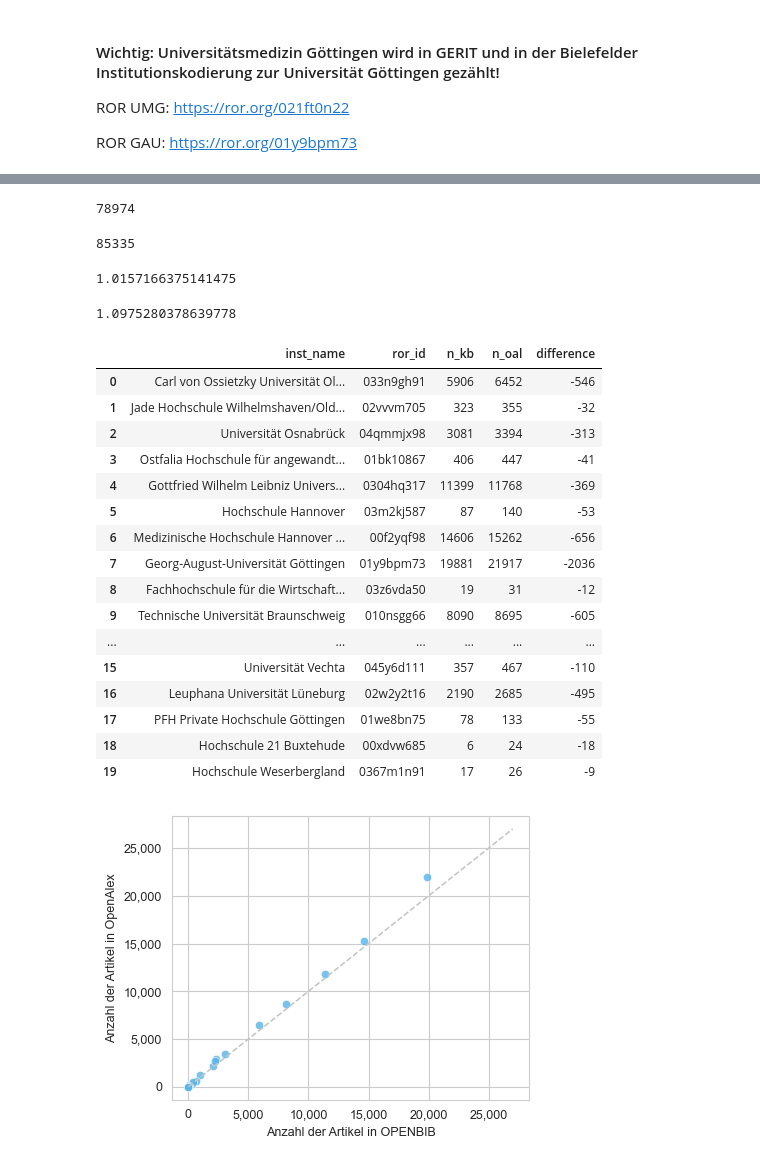
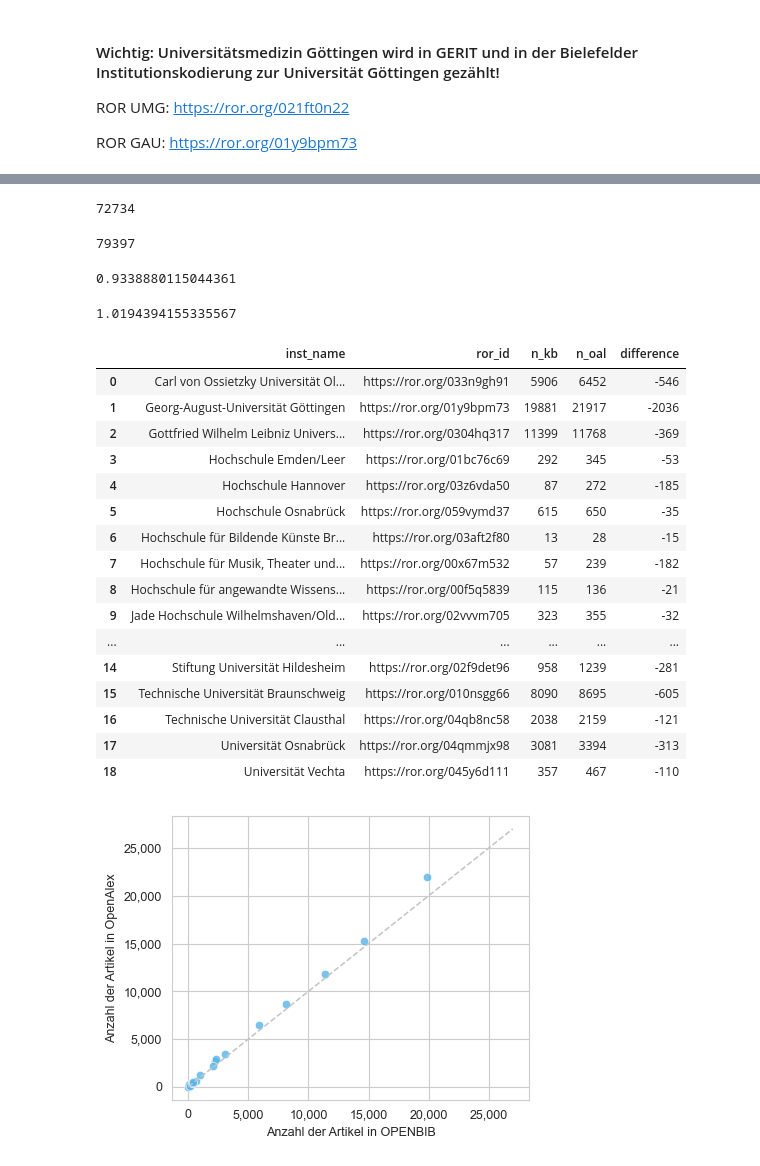
Before and after one commit to naustica/lower_saxony_institutions, a Jupyter notebook: notebooks/Codebook.ipynb, the cells around one changed output, grey strips where cells are left out. Cells and saved outputs as stored; diff of their text form; code cells hidden in the pictures.

```diff
--- a/notebooks/Codebook.ipynb
+++ b/notebooks/Codebook.ipynb
@@ -45,10 +73,10 @@ oal_inst_lower_saxony_raw = client.query(f"""
                                 oal.source AS oal_source,
                                 kb.inst_name AS kb_name,
                                 oal.inst_name AS oal_name,
-                                ARRAY_TO_STRING(kb.current_sectors, ',') AS kb_sectors,
-                                ARRAY_TO_STRING(oal.current_sectors, ',') AS oal_sectors
+                                kb.sector AS kb_sector,
+                                oal.sector AS oal_sector
                             FROM (
-                                SELECT o.id, current_sectors, federal_states.inst_name, 'KB' AS source
+                                SELECT o.id, sector, federal_states.inst_name, 'KB' AS source
                                 FROM `subugoe-collaborative.openbib.kb_a_addr_inst` AS inst
                                 JOIN `subugoe-collaborative.openbib.kb_inst_lookup` AS kb_inst
                                   ON inst.inst_id_top = kb_inst.inst_id
@@ -56,16 +84,25 @@ oal_inst_lower_saxony_raw = client.query(f"""
                                   ON CASE
                                         WHEN kb_inst.inst_id = 621 THEN 'https://ror.org/03m2kj587'
                                         ELSE kb_inst.ror
-                                     END = CONCAT('https://ror.org/', federal_states.ror_id)
+                                      END = CONCAT('https://ror.org/', federal_states.ror_id)
                                 JOIN `subugoe-collaborative.openalex_walden.works` AS o
                                     ON inst.openalex_id = o.id
+                                LEFT JOIN UNNEST(current_sectors) AS sector
                                 WHERE publication_year BETWEEN 2020 AND 2024
                                   AND type IN ('article', 'review')
                                   AND is_xpac=FALSE
                                   AND federal_states.federal_state = 'Niedersachsen'
+                                  AND sector IN ('uni', 'fh', 'khmh')
+                                  AND dfg_inst_id NOT IN (
+                                    220269952, -- Fachhochschule für die Wirtschaft Hannover (FHDW)
+                                    13033, -- PFH Private Hochschule Göttingen
+                                    233118106, -- Leibniz-Fachhochschule
+                                    198800578, -- Hochschule 21 Buxtehude
+                                    195374963 -- Hochschule Weserbergland
+                                  )
                             ) AS kb
                             FULL OUTER JOIN (
-                              SELECT o.id, current_sectors, federal_states.inst_name, 'OAL' AS source
+                              SELECT o.id, sector, federal_states.inst_name, 'OAL' AS source
                                 FROM (
                                   SELECT oal.id,
                                          CASE
@@ -80,8 +117,20 @@ oal_inst_lower_saxony_raw = client.query(f"""
                                 JOIN `subugoe-collaborative.resources.inst_with_federal_state` AS federal_states
                                     ON o.ror = CONCAT('https://ror.org/', federal_states.ror_id)
                                 LEFT JOIN `subugoe-collaborative.openbib.kb_inst_lookup` AS kb_inst
-                                    ON kb_inst.ror = CONCAT('https://ror.org/', federal_states.ror_id)
+                                    ON CASE
+                                        WHEN kb_inst.inst_id = 621 THEN 'https://ror.org/03m2kj587'
+                                        ELSE kb_inst.ror
+                                    END = CONCAT('https://ror.org/', federal_states.ror_id)
+                                LEFT JOIN UNNEST(current_sectors) AS sector
                                 WHERE federal_states.federal_state = 'Niedersachsen'
+                                    AND sector IN ('uni', 'fh', 'khmh')
+                                      AND dfg_inst_id NOT IN (
+                                        220269952, -- Fachhochschule für die Wirtschaft Hannover (FHDW)
+                                        13033, -- PFH Private Hochschule Göttingen
+                                        233118106, -- Leibniz-Fachhochschule
+                                        198800578, -- Hochschule 21 Buxtehude
+                                        195374963 -- Hochschule Weserbergland
+                                      )
                             ) AS oal
                               ON kb.id = oal.id
                             """).to_dataframe()
@@ -95,2 +137,2 @@ oal_inst_lower_saxony = oal_inst_lower_saxony_raw[
 # %%
-oal_inst_lower_saxony
+oal_inst_lower_saxony = oal_inst_lower_saxony_raw.copy()
@@ -166,19 +210,19 @@ inst_list[inst_list.in_kb_missing.str.len() > 0]
 # %%
 inst_list.kb_count.sum()
 # %% [output]
-78974
+72734
 # %%
 inst_list.oal_count.sum()
 # %% [output]
-85335
+79397
 # %%
 inst_list.kb_count.mean()
 # %% [output]
-1.0157166375141475
+0.9338880115044361
 # %%
 inst_list.oal_count.mean()
 # %% [output]
-1.0975280378639778
+1.0194394155335567
 # %%
 kb_c = inst_list.explode('kb_name').groupby(['kb_name'])['kb_id'].count().reset_index().rename(columns={'kb_id': 'n_kb'})
 # %%
@@ -206,23 +238,25 @@ inst_tab['difference'] = inst_tab['n_kb'] - inst_tab['n_oal']
 # %%
+inst_tab = pd.merge(table_c, list_of_all_inst[['inst_name', 'ror_id']], how='left', left_on='oal_name', right_on='inst_name')
+inst_tab['difference'] = inst_tab['n_kb'] - inst_tab['n_oal']
 inst_tab[['inst_name', 'ror_id', 'n_kb', 'n_oal', 'difference']]
 # %% [output]
 |  | inst_name | ror_id | n_kb | n_oal | difference |
-| 0 | Carl von Ossietzky Universität Ol... | 033n9gh91 | 5906 | 6452 | -546 |
-| 1 | Jade Hochschule Wilhelmshaven/Old... | 02vvvm705 | 323 | 355 | -32 |
-| 2 | Universität Osnabrück | 04qmmjx98 | 3081 | 3394 | -313 |
-| 3 | Ostfalia Hochschule für angewandt... | 01bk10867 | 406 | 447 | -41 |
-| 4 | Gottfried Wilhelm Leibniz Univers... | 0304hq317 | 11399 | 11768 | -369 |
-| 5 | Hochschule Hannover | 03m2kj587 | 87 | 140 | -53 |
-| 6 | Medizinische Hochschule Hannover ... | 00f2yqf98 | 14606 | 15262 | -656 |
-| 7 | Georg-August-Universität Göttingen | 01y9bpm73 | 19881 | 21917 | -2036 |
-| 8 | Fachhochschule für die Wirtschaft... | 03z6vda50 | 19 | 31 | -12 |
-| 9 | Technische Universität Braunschweig | 010nsgg66 | 8090 | 8695 | -605 |
+| 0 | Carl von Ossietzky Universität Ol... | https://ror.org/033n9gh91 | 5906 | 6452 | -546 |
+| 1 | Georg-August-Universität Göttingen | https://ror.org/01y9bpm73 | 19881 | 21917 | -2036 |
+| 2 | Gottfried Wilhelm Leibniz Univers... | https://ror.org/0304hq317 | 11399 | 11768 | -369 |
+| 3 | Hochschule Emden/Leer | https://ror.org/01bc76c69 | 292 | 345 | -53 |
+| 4 | Hochschule Hannover | https://ror.org/03z6vda50 | 87 | 272 | -185 |
+| 5 | Hochschule Osnabrück | https://ror.org/059vymd37 | 615 | 650 | -35 |
+| 6 | Hochschule für Bildende Künste Br... | https://ror.org/03aft2f80 | 13 | 28 | -15 |
+| 7 | Hochschule für Musik, Theater und... | https://ror.org/00x67m532 | 57 | 239 | -182 |
+| 8 | Hochschule für angewandte Wissens... | https://ror.org/00f5q5839 | 115 | 136 | -21 |
+| 9 | Jade Hochschule Wilhelmshaven/Old... | https://ror.org/02vvvm705 | 323 | 355 | -32 |
 | ... | ... | ... | ... | ... | ... |
-| 15 | Universität Vechta | 045y6d111 | 357 | 467 | -110 |
-| 16 | Leuphana Universität Lüneburg | 02w2y2t16 | 2190 | 2685 | -495 |
-| 17 | PFH Private Hochschule Göttingen | 01we8bn75 | 78 | 133 | -55 |
-| 18 | Hochschule 21 Buxtehude | 00xdvw685 | 6 | 24 | -18 |
-| 19 | Hochschule Weserbergland | 0367m1n91 | 17 | 26 | -9 |
+| 14 | Stiftung Universität Hildesheim | https://ror.org/02f9det96 | 958 | 1239 | -281 |
+| 15 | Technische Universität Braunschweig | https://ror.org/010nsgg66 | 8090 | 8695 | -605 |
+| 16 | Technische Universität Clausthal | https://ror.org/04qb8nc58 | 2038 | 2159 | -121 |
+| 17 | Universität Osnabrück | https://ror.org/04qmmjx98 | 3081 | 3394 | -313 |
+| 18 | Universität Vechta | https://ror.org/045y6d111 | 357 | 467 | -110 |
 # %%
 inst_tab[['inst_name', 'ror_id', 'n_kb', 'n_oal', 'difference']].to_csv('../data/inst_tab.csv', sep=',', index=False)
 # %%
```
Also changed, not shown: parts of 16 cells of this notebook, 8 other files.
